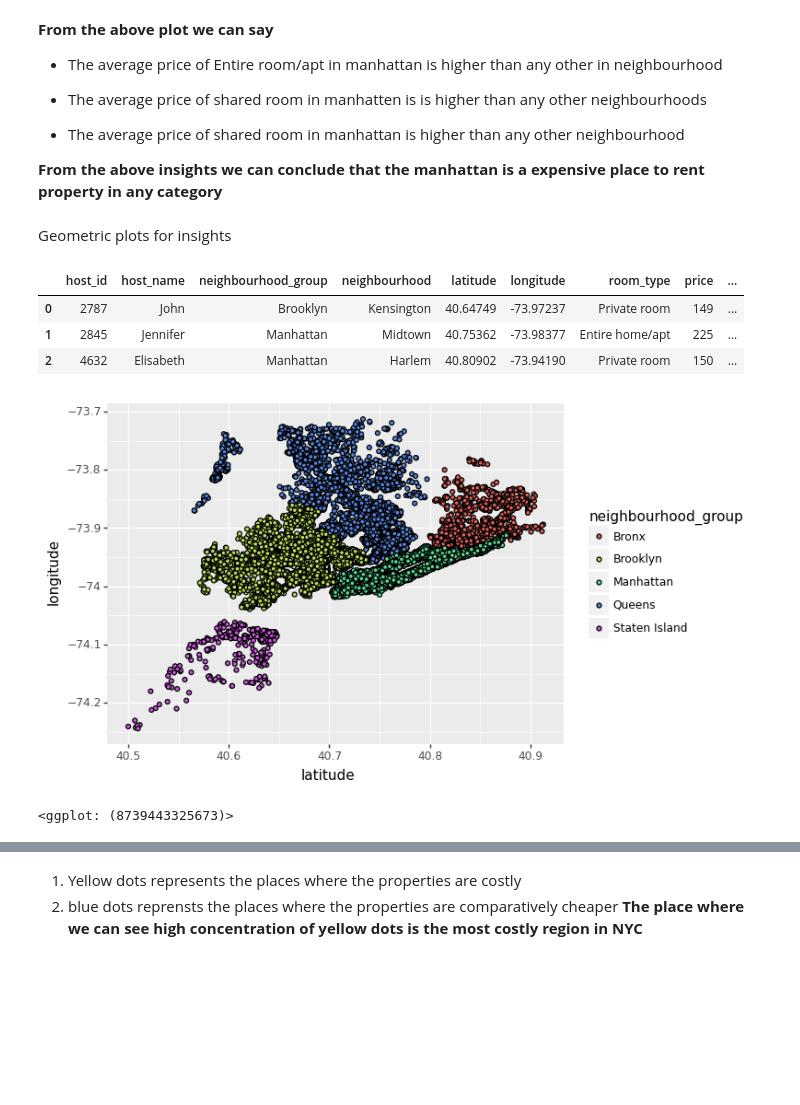
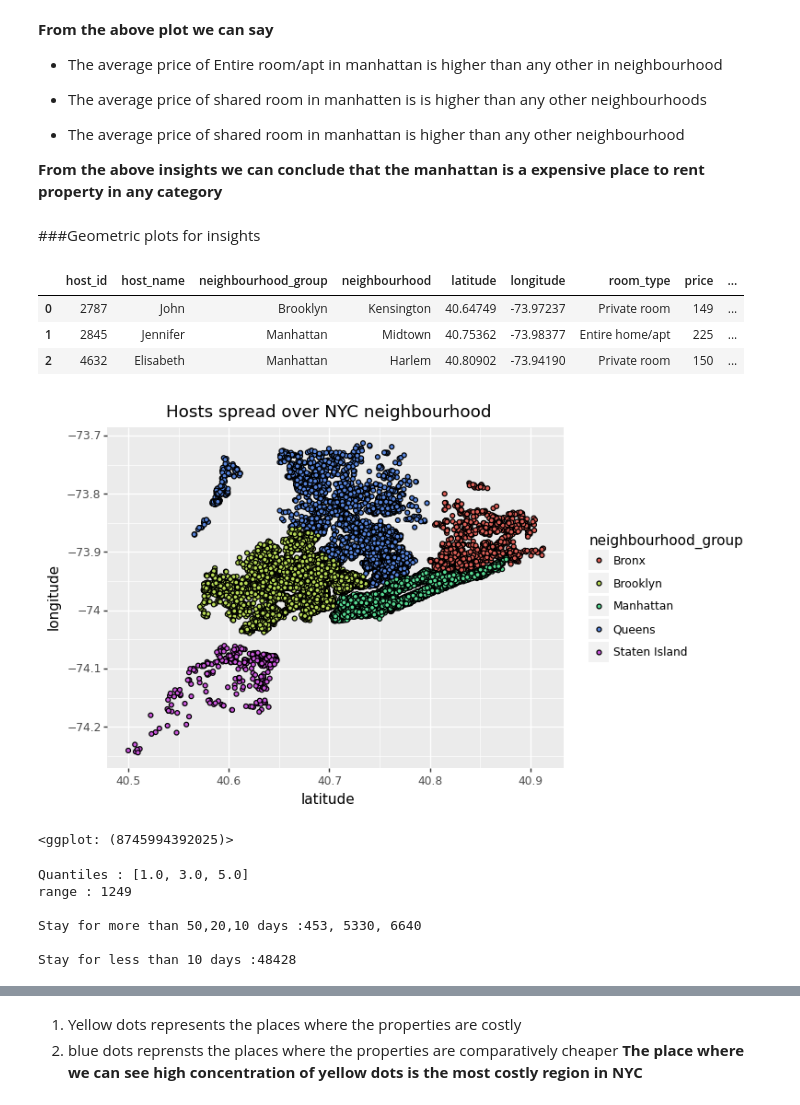
Before and after one commit to Rahul711sharma/AirBnb-Booking-Analysis, a Jupyter notebook: Airbnb_Bookings_Analysis_Capstone_Project.ipynb, the cells around one changed output, grey strips where cells are left out. Drawn from its saved outputs; the diff is of its cells as text; code cells hidden in the pictures; blank space fills up the shorter version.

```diff
--- a/Airbnb_Bookings_Analysis_Capstone_Project.ipynb
+++ b/Airbnb_Bookings_Analysis_Capstone_Project.ipynb
@@ -376,7 +362,7 @@ Text(0.5, 1.0, 'Room_type and Prices throughout the neighbourhood_group\n')
 
 **From the above insights we can conclude that the manhattan is a expensive place to rent property in any category**
 # %% [markdown]
-Geometric plots for insights
+###Geometric plots for insights
 # %%
 boroughs = gpd.read_file(geoplot.datasets.get_path('nyc_boroughs'))
 geo_df=gpd.GeoDataFrame(df,geometry=gpd.points_from_xy(df["longitude"], df["latitude"]))
@@ -388,7 +374,7 @@ geo_df.head(3)
 | 1 | 2845 | Jennifer | Manhattan | Midtown | 40.75362 | -73.98377 | Entire home/apt | 225 | ... |
 | 2 | 4632 | Elisabeth | Manhattan | Harlem | 40.80902 | -73.94190 | Private room | 150 | ... |
 # %%
-ggplot(df)+aes('latitude','longitude',fill='neighbourhood_group') + geom_point()
+ggplot(df)+aes('latitude','longitude',fill='neighbourhood_group') + geom_point()+ggtitle("Hosts spread over NYC neighbourhood")
 # %% [output]
-[figure, old version]
+[figure, new version]
-<ggplot: (8739443325673)>
+<ggplot: (8745994392025)>
@@ -394,0 +383,15 @@ ggplot(df)+aes('latitude','longitude',fill='neighbourhood_group') + geom_point()
+# %%
+# analysis of minimum nights
+
+print(f"Quantiles : {list(np.quantile(df['minimum_nights'],[.25,.5,.75]))}")
+print(f"range : {(np.max(df['minimum_nights'])-(np.min(df['minimum_nights'])))}")
+print(f"\nStay for more than 50,20,10 days :{len(df['minimum_nights'][df['minimum_nights']>50])}, {len(df['minimum_nights'][df['minimum_nights']>20])}, {len(df['minimum_nights'][df['minimum_nights']>10])}")
+
+print(f"\nStay for less than 10 days :{len(df['minimum_nights'][df['minimum_nights']<50])}")
+# %% [output]
+Quantiles : [1.0, 3.0, 5.0]
+range : 1249
+
+Stay for more than 50,20,10 days :453, 5330, 6640
+
+Stay for less than 10 days :48428
```
Also changed, not shown: parts of 15 cells of this notebook.
